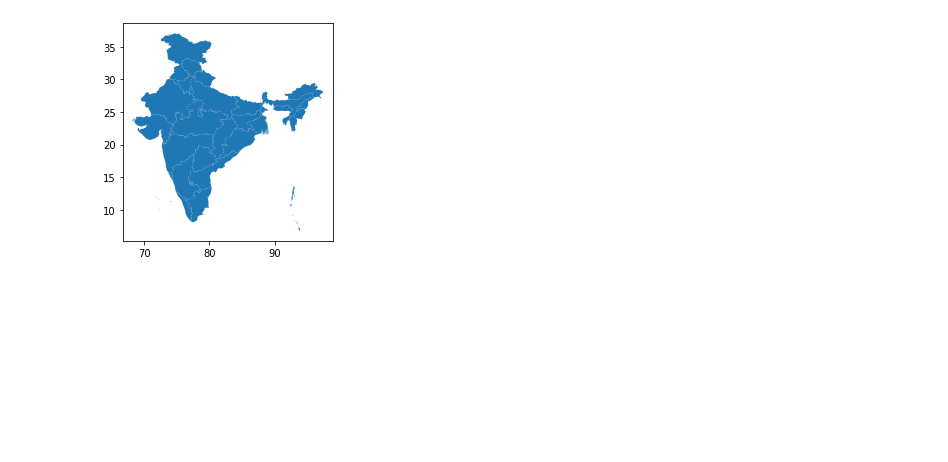
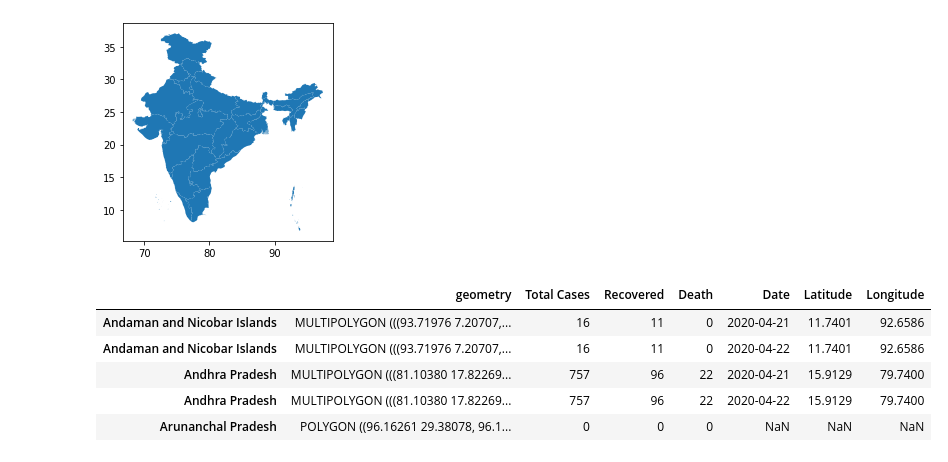
Before and after one commit to AKshay926/Covid19India, a Jupyter notebook: CountryMap_India.ipynb, the cells around one changed output. Saved outputs shown, nothing was run; the diff lists cells and outputs as text; code cells hidden in the pictures; blank space fills up the shorter version.

```diff
--- a/CountryMap_India.ipynb
+++ b/CountryMap_India.ipynb
@@ -41,12 +63,19 @@ map_df.plot()
 # %%
 # Join both the DataFrames by state names
 
 merged = map_df.set_index('st_nm').join(df.set_index('States'))
 
 #fill NaN values with Zero
 
 merged[['Total Cases', 'Recovered', 'Death']] = merged[['Total Cases', 'Recovered', 'Death']].fillna(0).astype('int')
-#merged.head()
+merged.head()
+# %% [output]
+|  | geometry | Total Cases | Recovered | Death | Date | Latitude | Longitude |
+| Andaman and Nicobar Islands | MULTIPOLYGON (((93.71976 7.20707,... | 16 | 11 | 0 | 2020-04-21 | 11.7401 | 92.6586 |
+| Andaman and Nicobar Islands | MULTIPOLYGON (((93.71976 7.20707,... | 16 | 11 | 0 | 2020-04-22 | 11.7401 | 92.6586 |
+| Andhra Pradesh | MULTIPOLYGON (((81.10380 17.82269... | 757 | 96 | 22 | 2020-04-21 | 15.9129 | 79.7400 |
+| Andhra Pradesh | MULTIPOLYGON (((81.10380 17.82269... | 757 | 96 | 22 | 2020-04-22 | 15.9129 | 79.7400 |
+| Arunanchal Pradesh | POLYGON ((96.16261 29.38078, 96.1... | 0 | 0 | 0 | NaN | NaN | NaN |
 # %%
 # create figure and axes for Matplotlib and set the title
 fig, ax = plt.subplots(1, figsize=(23, 19))
```
Also changed, not shown: parts of 4 cells of this notebook.
